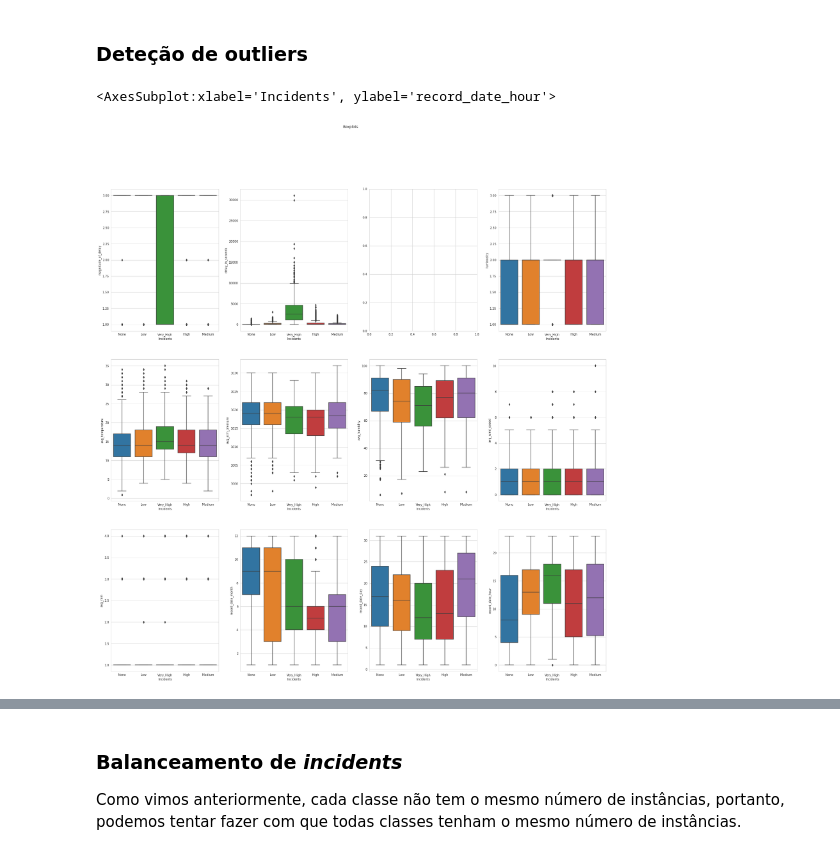
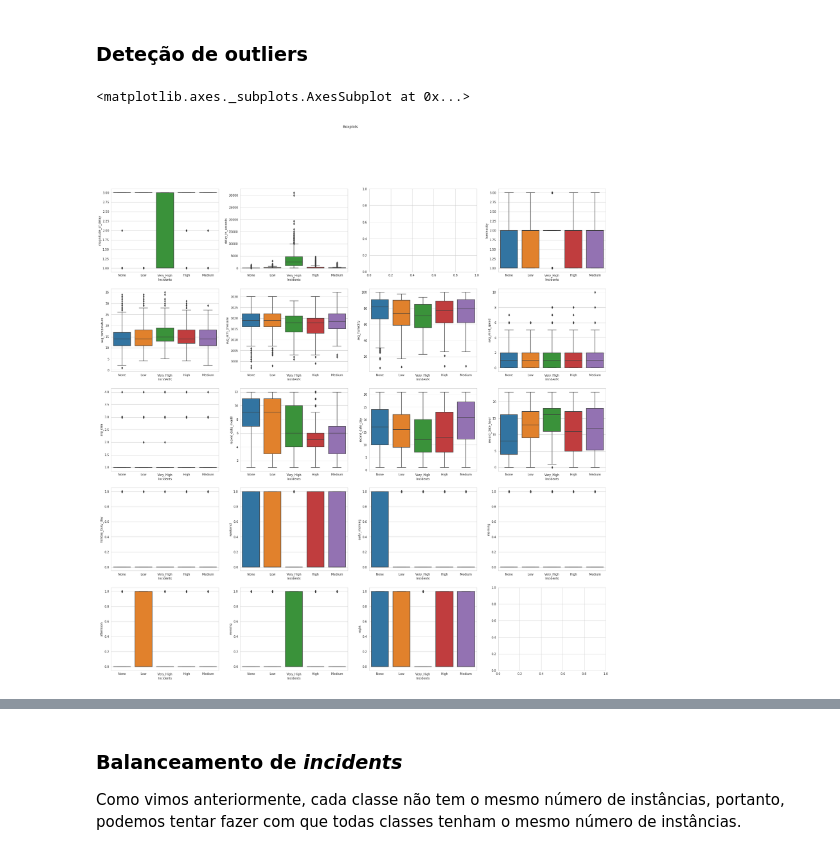
Before and after one commit to MarianaFilipa/DAA, a Jupyter notebook: Competição_Tarefa/Competition.ipynb, the cells around one changed output, grey strips where cells are left out. Saved outputs shown, nothing was run; the diff lists cells and outputs as text; code cells hidden in the pictures.

```diff
--- a/Competição_Tarefa/Competition.ipynb
+++ b/Competição_Tarefa/Competition.ipynb
@@ -24,6 +24,8 @@ from imblearn.ensemble import BalancedRandomForestClassifier
 ## Read DataSet
 # %%
 df = pd.read_csv("sbstpdaa2223/training_data.csv")
+df_preprocessing = df.copy() # Copy will be used to visualize the dataset
+                             # Goal is to make a pipeline for the preprocessing
 # %% [markdown]
 ## Data Visualization
 # %%
@@ -239,8 +254,6 @@ df.head()
 # %%
 pd.options.mode.chained_assignment = None  # default='warn'
 
-def drop_affected_roads(df):
-    df.drop(['affected_roads'],axis=1, inplace = True)
 
 def drop_missing_affected_roads(df):
     df.dropna(inplace=True) # Remover as linhas que tem missing values
@@ -250,9 +263,12 @@ def replace_missing_affected_roads(df):
     df.fillna("",inplace=True) # Remover as linhas que tem missing values
     df.reset_index(drop=True, inplace=True)
 
+
+
+def drop_affected_roads(df):
+    df.drop(['affected_roads'],axis=1, inplace = True)
+
 def count_all_roads_per_line(df):
-    # drop_missing_affected_roads(df)
-
     i = 0
     for x in df['affected_roads']:
         y = x.split(",")
@@ -263,8 +279,6 @@ def count_all_roads_per_line(df):
 
 
 def count_different_roads_per_line(df):
-    # drop_missing_affected_roads(df)
-
     i = 0
     for x in df['affected_roads']:
         y = x.split(",")
@@ -276,8 +290,6 @@ def count_different_roads_per_line(df):
 
 
 def encode_affected_roads(df):
-    # drop_missing_affected_roads(df)
-
     all_roads = []
     for x in df['affected_roads']:
         y = x.split(",")
@@ -298,12 +310,13 @@ def encode_affected_roads(df):
                 df.loc[i,k] = 0
         i = i+1
 
-    df.drop(['affected_roads'],axis=1, inplace = True)
+    # df.drop(['affected_roads'],axis=1, inplace = True)
     return df
 
-replace_missing_affected_roads(df)
-#drop_affected_roads(df)
-#df = encode_affected_roads(df)
-df = count_all_roads_per_line(df)
-#df = count_different_roads_per_line(df)
+
+replace_missing_affected_roads(df_preprocessing)
+#drop_affected_roads(df_preprocessing)
+#df_preprocessing = encode_affected_roads(df_preprocessing)
+df_preprocessing = count_all_roads_per_line(df_preprocessing)
+#df_preprocessing = count_different_roads_per_line(df_preprocessing)
 # %%
@@ -379,29 +438,38 @@ dtype: int64
 # %% [markdown]
 ### Deteção de outliers
 # %%
-df_copy = df.copy()
+df_copy = df_preprocessing.copy()
 
 df_copy.rename(columns = {'incidents':'Incidents'}, inplace=True)
 df_copy.replace(replace_incidents_inverted, inplace=True)
 
-fig, axs = plt.subplots(3,4,figsize=(30,30))
+fig, axs = plt.subplots(5,4,figsize=(30,30))
 fig.suptitle('Boxplots')
 
 sns.boxplot(x="Incidents", y = "magnitude_of_delay", data=df_copy, ax = axs[0,0])
 sns.boxplot(x="Incidents", y = "delay_in_seconds", data=df_copy, ax = axs[0,1])
 #sns.boxplot(x="Incidents", y = "affected_roads", data=df_copy, ax = axs[0,2])
 sns.boxplot(x="Incidents", y = "luminosity", data=df_copy, ax = axs[0,3])
 
 sns.boxplot(x="Incidents", y = "avg_temperature", data=df_copy, ax = axs[1,0])
 sns.boxplot(x="Incidents", y = "avg_atm_pressure", data=df_copy, ax = axs[1,1])
 sns.boxplot(x="Incidents", y = "avg_humidity", data=df_copy, ax = axs[1,2])
 sns.boxplot(x="Incidents", y = "avg_wind_speed", data=df_copy, ax = axs[1,3])
 
 sns.boxplot(x="Incidents", y = "avg_rain", data=df_copy, ax = axs[2,0])
 sns.boxplot(x="Incidents", y = "record_date_month", data=df_copy, ax = axs[2,1])
 sns.boxplot(x="Incidents", y = "record_date_day", data=df_copy, ax = axs[2,2])
 sns.boxplot(x="Incidents", y = "record_date_hour", data=df_copy, ax = axs[2,3])
+
+sns.boxplot(x="Incidents", y = "holiday_busy_day", data=df_copy, ax = axs[3,0])
+sns.boxplot(x="Incidents", y = "weekend", data=df_copy, ax = axs[3,1])
+sns.boxplot(x="Incidents", y = "early_morning", data=df_copy, ax = axs[3,2])
+sns.boxplot(x="Incidents", y = "morning", data=df_copy, ax = axs[3,3])
+
+sns.boxplot(x="Incidents", y = "afternoon", data=df_copy, ax = axs[4,0])
+sns.boxplot(x="Incidents", y = "evening", data=df_copy, ax = axs[4,1])
+sns.boxplot(x="Incidents", y = "night", data=df_copy, ax = axs[4,2])
 # %% [output]
-<AxesSubplot:xlabel='Incidents', ylabel='record_date_hour'>
+<matplotlib.axes._subplots.AxesSubplot at 0x...>
-[figure, old version]
+[figure, new version]
 # %%
```
Also changed, not shown: parts of 28 cells of this notebook.
